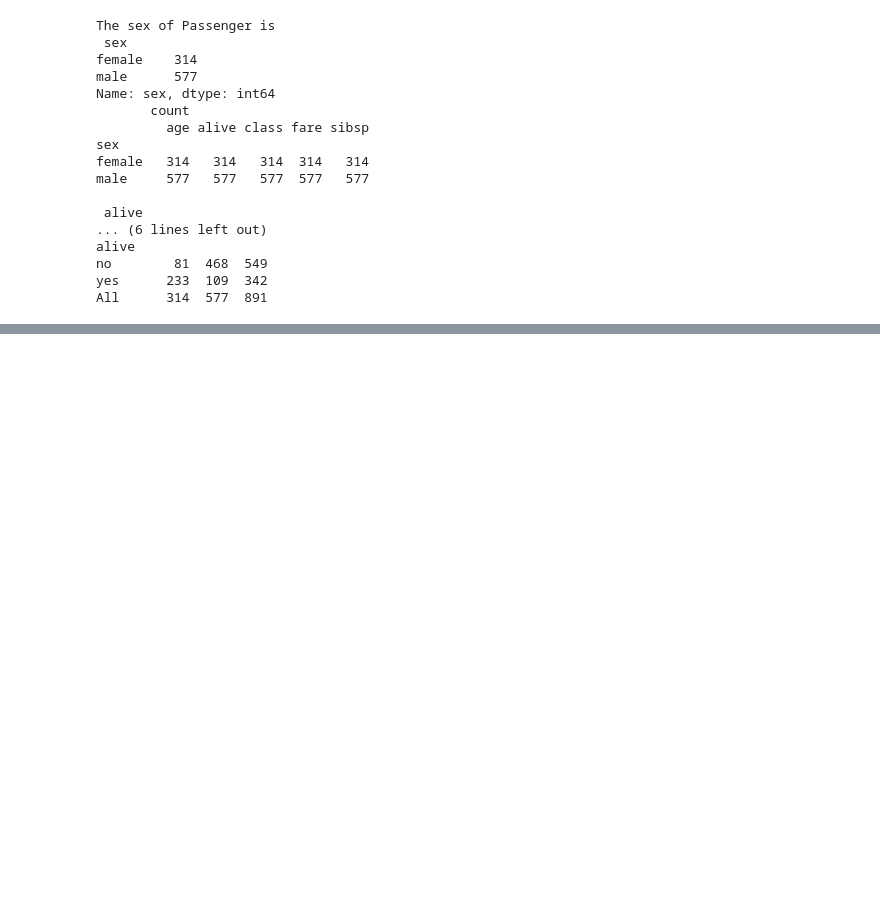
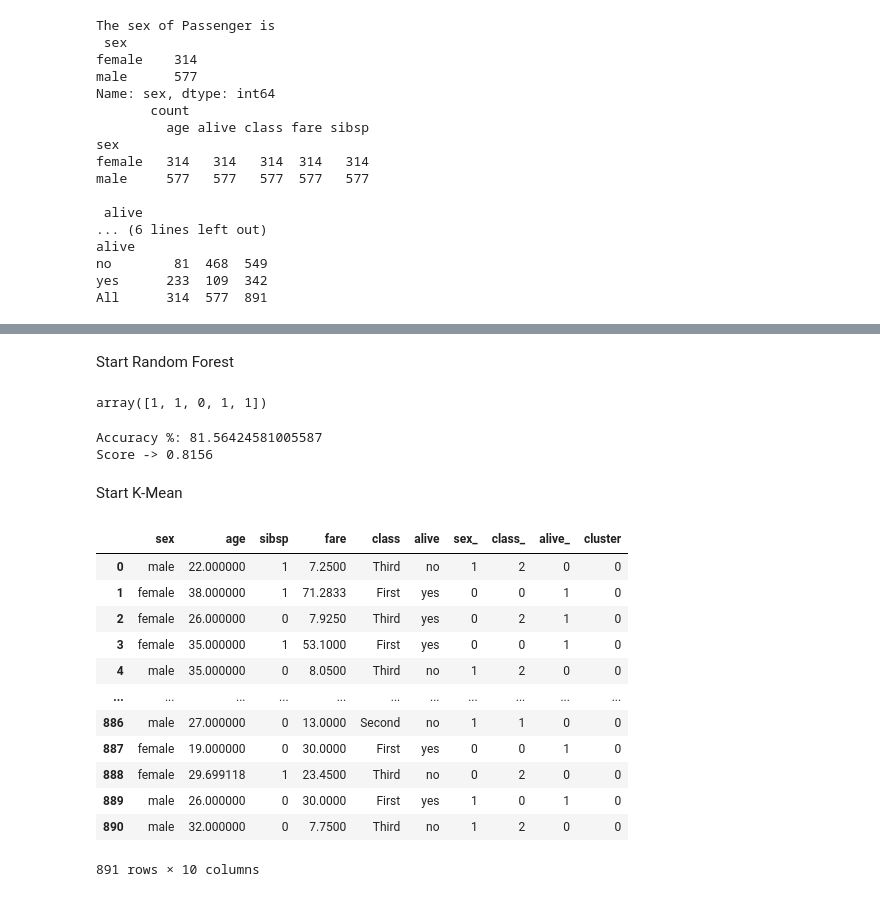
Before and after one commit to CHATNARIN/Python-guide, a Jupyter notebook: titanic.ipynb, the cells around one changed output, grey strips where cells are left out. Saved outputs shown, nothing was run; the diff lists cells and outputs as text; code cells hidden in the pictures; blank space fills up the shorter version.

```diff
--- a/titanic.ipynb
+++ b/titanic.ipynb
@@ -167,0 +170,3 @@ All      314  577  891
+# %%
+from sklearn.tree import DecisionTreeClassifier
+model_DT = DecisionTreeClassifier(max_depth=3)
@@ -167,0 +304,41 @@ All      314  577  891
+# %% [markdown]
+Start Random Forest
+# %%
+from sklearn.ensemble import RandomForestClassifier
+model_RF = RandomForestClassifier(n_estimators=90) # n is quatity of the tree
+
+model_RF.fit(X_train,y_train)
+y_predict_RF = model_RF.predict(X_test)
+y_predict_RF[:5]
+# %% [output]
+array([1, 1, 0, 1, 1])
+# %%
+print('Accuracy %: {}'.format(accuracy_score(y_test, y_predict_RF)*100))   # score is a bit low
+print('Score -> {:.4f}'.format(model_RF.score(X_test,y_test)))
+# %% [output]
+Accuracy %: 81.56424581005587
+Score -> 0.8156
+# %% [markdown]
+Start K-Mean
+# %%
+from sklearn.cluster import KMeans
+model_KM = KMeans(n_clusters=2)   # n = quatity of cluster
+y_KM = model_KM.fit_predict(X)
+
+dfdc_KM = dfdc
+dfdc_KM['cluster'] = y_KM   # set new column named 'cluster'
+dfdc_KM
+# %% [output]
+|  | sex | age | sibsp | fare | class | alive | sex_ | class_ | alive_ | cluster |
+| 0 | male | 22.000000 | 1 | 7.2500 | Third | no | 1 | 2 | 0 | 0 |
+| 1 | female | 38.000000 | 1 | 71.2833 | First | yes | 0 | 0 | 1 | 0 |
+| 2 | female | 26.000000 | 0 | 7.9250 | Third | yes | 0 | 2 | 1 | 0 |
+| 3 | female | 35.000000 | 1 | 53.1000 | First | yes | 0 | 0 | 1 | 0 |
+| 4 | male | 35.000000 | 0 | 8.0500 | Third | no | 1 | 2 | 0 | 0 |
+| ... | ... | ... | ... | ... | ... | ... | ... | ... | ... | ... |
+| 886 | male | 27.000000 | 0 | 13.0000 | Second | no | 1 | 1 | 0 | 0 |
+| 887 | female | 19.000000 | 0 | 30.0000 | First | yes | 0 | 0 | 1 | 0 |
+| 888 | female | 29.699118 | 1 | 23.4500 | Third | no | 0 | 2 | 0 | 0 |
+| 889 | male | 26.000000 | 0 | 30.0000 | First | yes | 1 | 0 | 1 | 0 |
+| 890 | male | 32.000000 | 0 | 7.7500 | Third | no | 1 | 2 | 0 | 0 |
+891 rows × 10 columns
```
Also changed, not shown: parts of 21 cells of this notebook.
